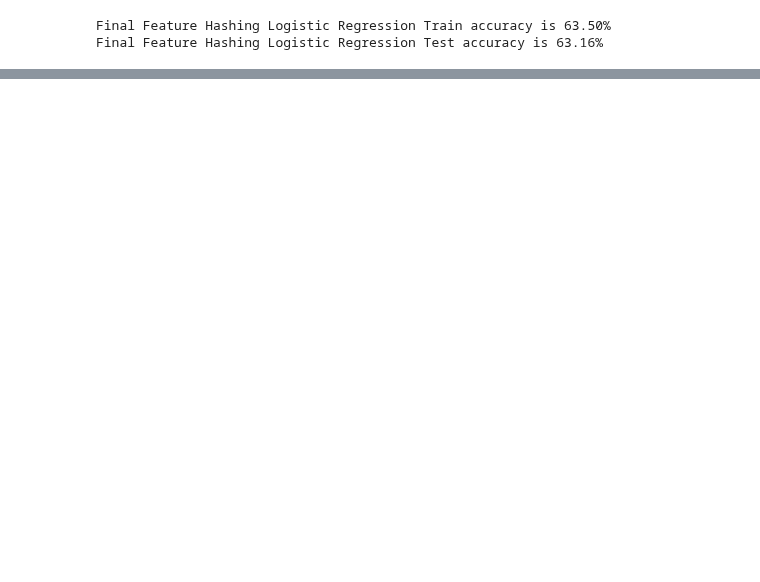
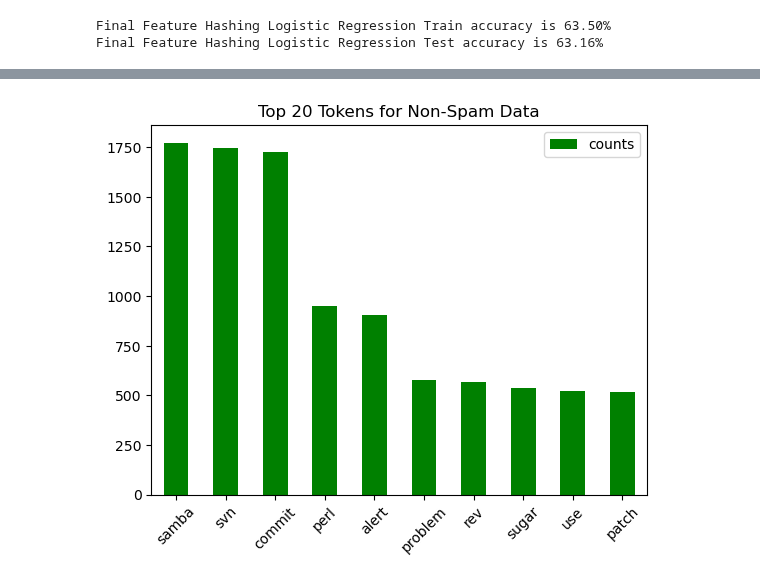
Before and after one commit to dfrancis-tech/email_spam, a Jupyter notebook: Feature_Engineering.ipynb, the cells around one changed output, grey strips where cells are left out. Saved outputs shown, nothing was run; the diff lists cells and outputs as text; code cells hidden in the pictures; blank space fills up the shorter version.

```diff
--- a/Feature_Engineering.ipynb
+++ b/Feature_Engineering.ipynb
@@ -802,0 +871,26 @@ The shape of X_validation is (5600, 87)
+# %%
+# Create CountVectorizer
+vectorizer2 = CountVectorizer(min_df = 10,
+                             tokenizer=my_tokenizer,
+                             ngram_range=(1, 1))
+
+not_spam_data = sampled_data[sampled_data['label'] == 0]
+
+# Fit and transform the "subject" column for spam and not spam separately
+nonspam_subject_transformed = vectorizer2.fit_transform(not_spam_data['subject'])
+
+word_counts_nonspam = pd.DataFrame(
+    {"counts": nonspam_subject_transformed.toarray().sum(axis=0)},
+    index=vectorizer2.get_feature_names_out()
+).sort_values("counts", ascending=False)
+
+# Plot the top 20 tokens for spam and not spam data
+word_counts_nonspam.head(10).plot(kind='bar', color='g')
+# plt.xlabel('Frequency')
+# plt.ylabel("Token Count")
+plt.title('Top 20 Tokens for Non-Spam Data')
+
+plt.xticks(rotation=45)
+plt.show()
+# %% [output]
+[figure, added]
```
Also changed, not shown: parts of 53 cells of this notebook.
